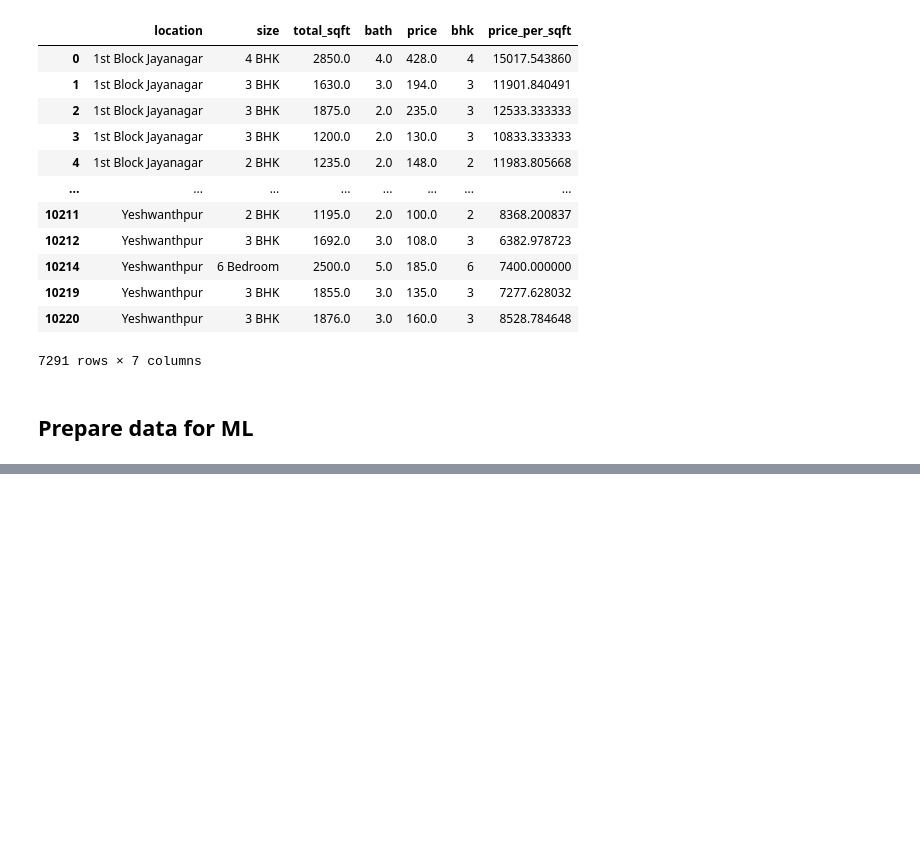
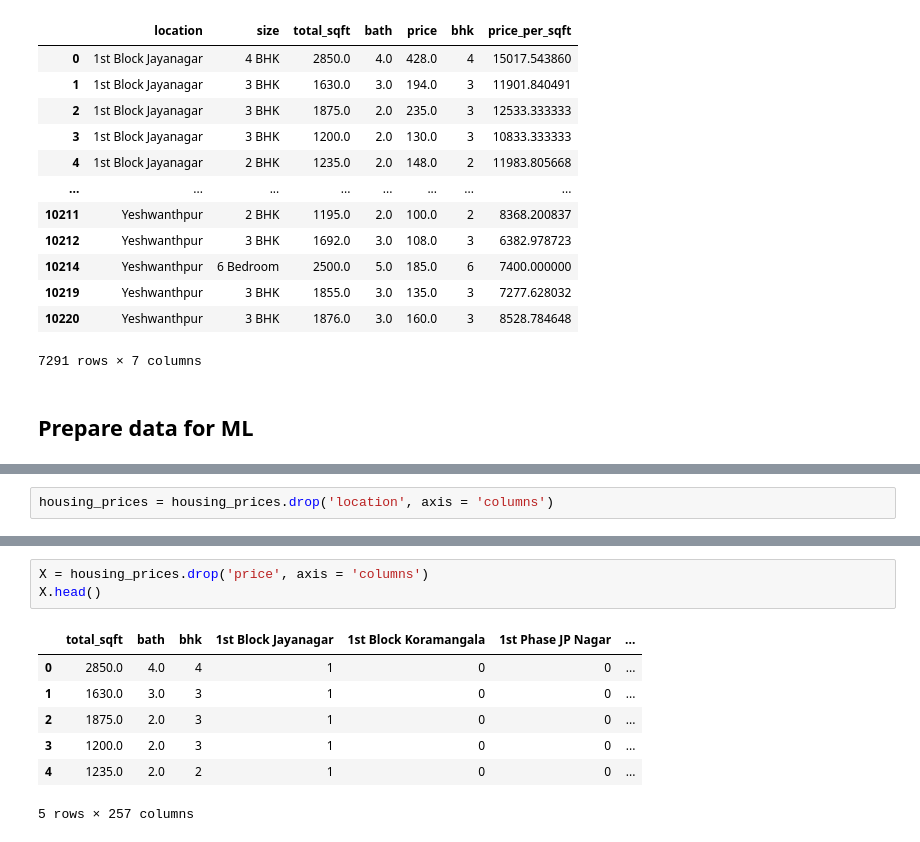
Before and after one commit to anantsinha/housing_price_prediction, a Jupyter notebook: housing_price_prediction.ipynb, the cells around one changed output, grey strips where cells are left out. Cells and saved outputs as stored; diff of their text form; blank space fills up the shorter version.

```diff
--- a/housing_price_prediction.ipynb
+++ b/housing_price_prediction.ipynb
@@ -414,0 +451,2 @@ housing_prices
+# %%
+housing_prices = housing_prices.drop('location', axis = 'columns')
@@ -414,0 +457,11 @@ housing_prices
+# %%
+X = housing_prices.drop('price', axis = 'columns')
+X.head()
+# %% [output]
+|  | total_sqft | bath | bhk | 1st Block Jayanagar | 1st Block Koramangala | 1st Phase JP Nagar | ... |
+| 0 | 2850.0 | 4.0 | 4 | 1 | 0 | 0 | ... |
+| 1 | 1630.0 | 3.0 | 3 | 1 | 0 | 0 | ... |
+| 2 | 1875.0 | 2.0 | 3 | 1 | 0 | 0 | ... |
+| 3 | 1200.0 | 2.0 | 3 | 1 | 0 | 0 | ... |
+| 4 | 1235.0 | 2.0 | 2 | 1 | 0 | 0 | ... |
+5 rows × 257 columns
```
Also changed, not shown: parts of 24 cells of this notebook.
